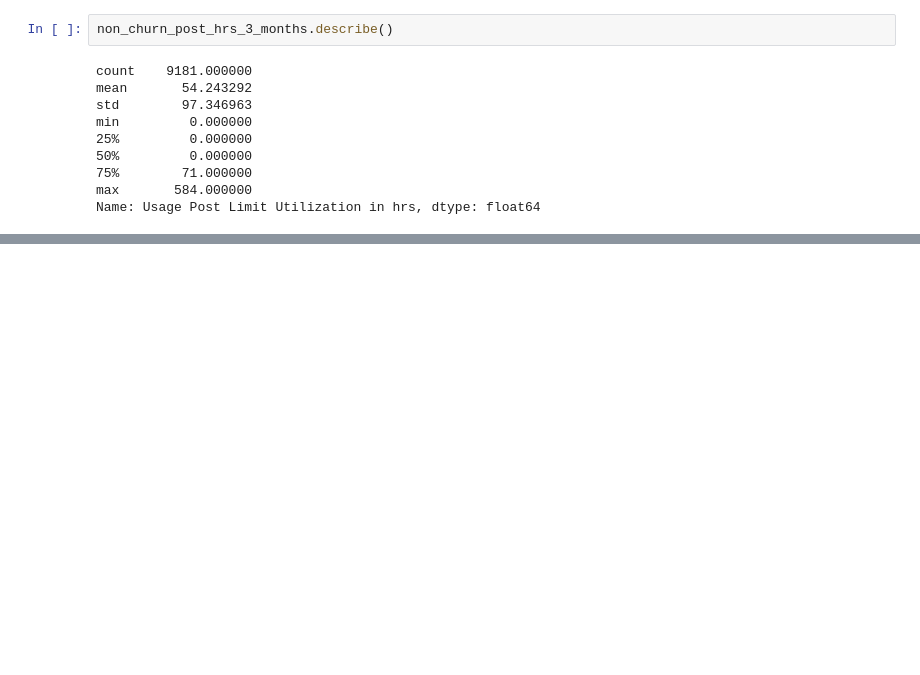
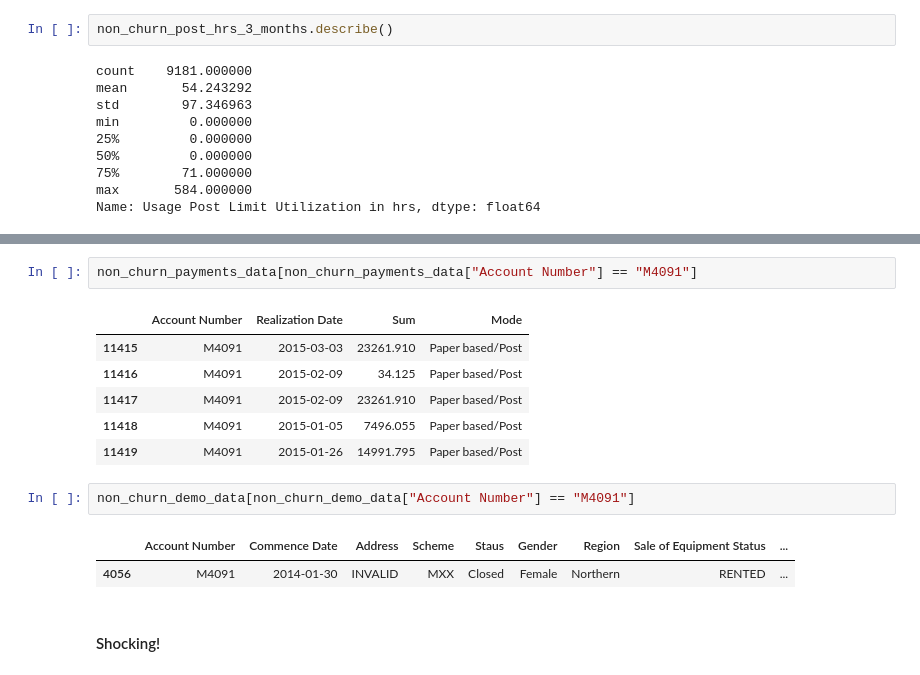
Before and after one commit to Shivam06/EXL-EQ-2017, a Jupyter notebook: cigol lxe .ipynb, the cells around one changed output, grey strips where cells are left out. Saved outputs shown, nothing was run; the diff lists cells and outputs as text; blank space fills up the shorter version.

```diff
--- a/cigol lxe .ipynb
+++ b/cigol lxe .ipynb
@@ -288,0 +547,16 @@ Name: Usage Post Limit Utilization in hrs, dtype: float64
+# %%
+non_churn_payments_data[non_churn_payments_data["Account Number"] == "M4091"]
+# %% [output]
+|  | Account Number | Realization Date | Sum | Mode |
+| 11415 | M4091 | 2015-03-03 | 23261.910 | Paper based/Post |
+| 11416 | M4091 | 2015-02-09 | 34.125 | Paper based/Post |
+| 11417 | M4091 | 2015-02-09 | 23261.910 | Paper based/Post |
+| 11418 | M4091 | 2015-01-05 | 7496.055 | Paper based/Post |
+| 11419 | M4091 | 2015-01-26 | 14991.795 | Paper based/Post |
+# %%
+non_churn_demo_data[non_churn_demo_data["Account Number"] == "M4091"]
+# %% [output]
+|  | Account Number | Commence Date | Address | Scheme | Staus | Gender | Region | Sale of Equipment Status | ... |
+| 4056 | M4091 | 2014-01-30 | INVALID | MXX | Closed | Female | Northern | RENTED | ... |
+# %% [markdown]
+#### Shocking!
```
Also changed, not shown: parts of 35 cells of this notebook.
